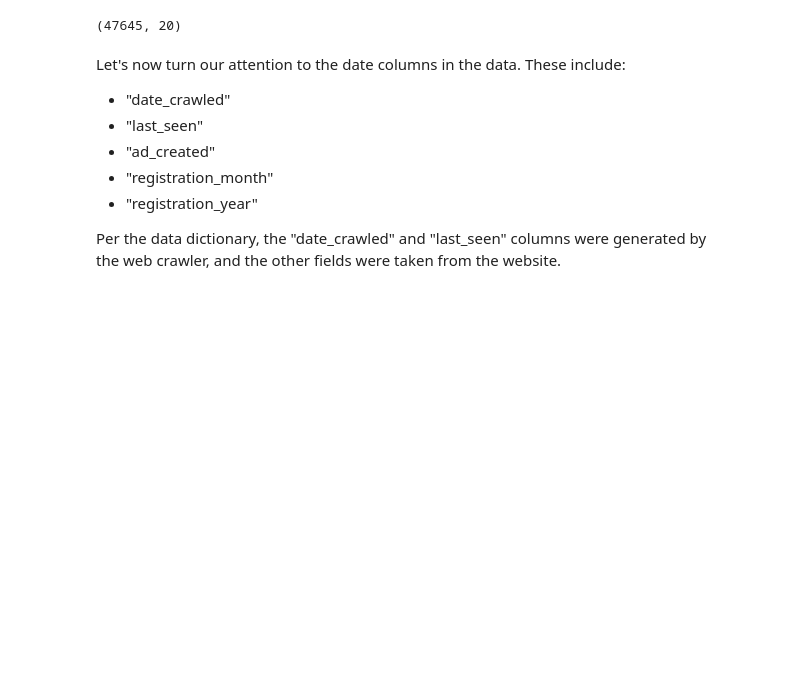
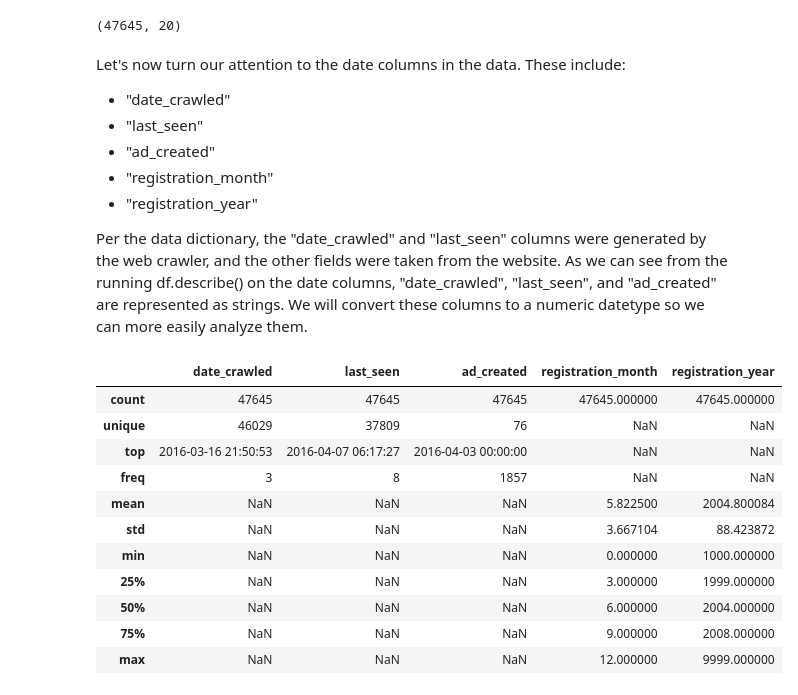
Before and after one commit to cfrisby/DataQuest_Projects, a Jupyter notebook: Exploring Ebay Car Sales Data/Exploring_Ebay_Car_Sale_Data.ipynb, the cells around one changed output. Drawn from its saved outputs; the diff is of its cells as text; code cells hidden in the pictures; blank space fills up the shorter version.

```diff
--- a/Exploring Ebay Car Sales Data/Exploring_Ebay_Car_Sale_Data.ipynb
+++ b/Exploring Ebay Car Sales Data/Exploring_Ebay_Car_Sale_Data.ipynb
@@ -327,4 +327,19 @@ Let's now turn our attention to the date columns in the data. These include:
 * "registration_month"
 * "registration_year"
 
-Per the data dictionary, the "date_crawled" and "last_seen" columns were generated by the web crawler, and the other fields were taken from the website.
+Per the data dictionary, the "date_crawled" and "last_seen" columns were generated by the web crawler, and the other fields were taken from the website. As we can see from the running df.describe() on the date columns, "date_crawled", "last_seen", and "ad_created" are represented as strings. We will convert these columns to a numeric datetype so we can more easily analyze them.
+# %%
+autos[["date_crawled", "last_seen", "ad_created", "registration_month", "registration_year"]].describe(include="all")
+# %% [output]
+|  | date_crawled | last_seen | ad_created | registration_month | registration_year |
+| count | 47645 | 47645 | 47645 | 47645.000000 | 47645.000000 |
+| unique | 46029 | 37809 | 76 | NaN | NaN |
+| top | 2016-03-16 21:50:53 | 2016-04-07 06:17:27 | 2016-04-03 00:00:00 | NaN | NaN |
+| freq | 3 | 8 | 1857 | NaN | NaN |
+| mean | NaN | NaN | NaN | 5.822500 | 2004.800084 |
+| std | NaN | NaN | NaN | 3.667104 | 88.423872 |
+| min | NaN | NaN | NaN | 0.000000 | 1000.000000 |
+| 25% | NaN | NaN | NaN | 3.000000 | 1999.000000 |
+| 50% | NaN | NaN | NaN | 6.000000 | 2004.000000 |
+| 75% | NaN | NaN | NaN | 9.000000 | 2008.000000 |
+| max | NaN | NaN | NaN | 12.000000 | 9999.000000 |
```
Also changed, not shown: parts of 22 cells of this notebook.
